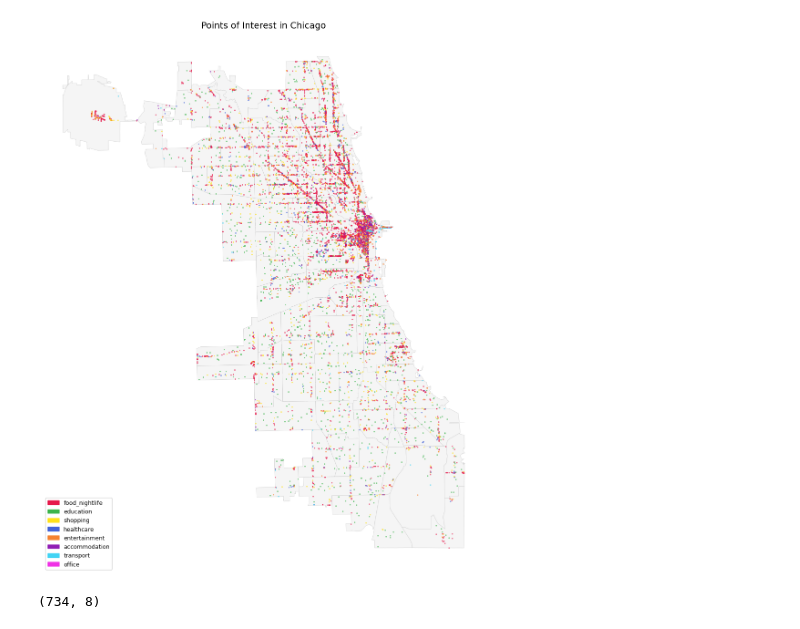
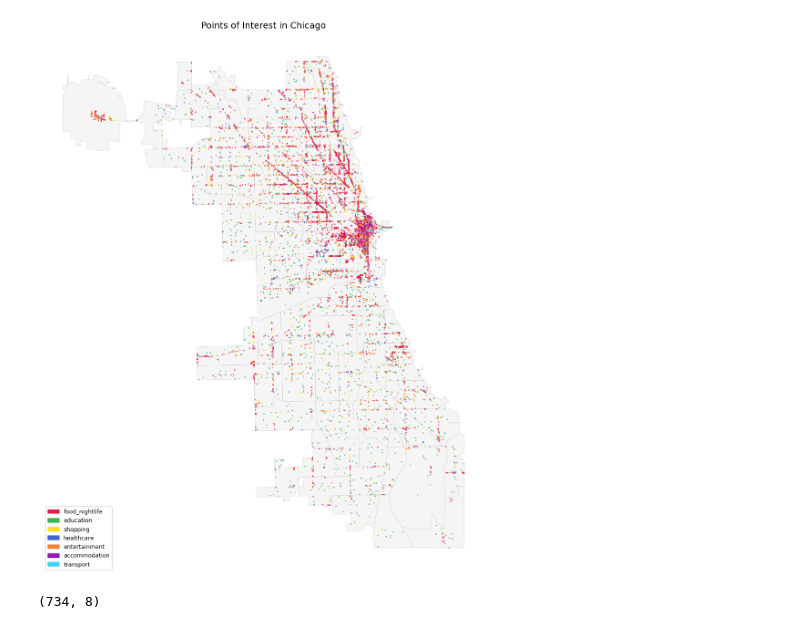
Before and after one commit to timoerc/AAA26-Chicago-Mobility, a Jupyter notebook: notebooks/01c_poi_preparation.ipynb, the cells around one changed output. Saved outputs shown, nothing was run; the diff lists cells and outputs as text; code cells hidden in the pictures.

```diff
--- a/notebooks/01c_poi_preparation.ipynb
+++ b/notebooks/01c_poi_preparation.ipynb
@@ -20,4 +20,12 @@ import geopandas as gpd
 import matplotlib.pyplot as plt
 import matplotlib.patches as mpatches
 from pathlib import Path
+
+import os
+
+path = os.getcwd()
+while ".git" not in os.listdir(path):
+    path = os.path.dirname(path)
+ROOT_DIR = Path(path)
+os.chdir(ROOT_DIR)
 # %%
@@ -117,36 +123,35 @@ display(pois)
 # %%
-ca_gdf = gpd.read_file(Path("..") / "data" / "raw" / "community_areas.geojson")
+ca_gdf = gpd.read_file(ROOT_DIR / "data" / "raw" / "community_areas.geojson")
 
 category_colors = {
     "food_nightlife":  "#e6194b",
     "education":       "#3cb44b",
     "shopping":        "#ffe119",
     "healthcare":      "#4363d8",
     "entertainment":   "#f58231",
     "accommodation":   "#911eb4",
     "transport":       "#42d4f4",
-    "office":          "#f032e6",
 }
 
 fig, ax = plt.subplots(figsize=(10, 14))
 ca_gdf.plot(ax=ax, color="whitesmoke", edgecolor="lightgray", linewidth=0.5)
 
 for cat, color in category_colors.items():
     subset = pois[pois["category"] == cat]
     ax.scatter(
         subset["geometry"].x,
         subset["geometry"].y,
         c=color, s=5, alpha=0.6, linewidths=0, label=cat,
     )
 
 ax.legend(
     handles=[mpatches.Patch(color=v, label=k) for k, v in category_colors.items()],
     loc="lower left", fontsize=9, framealpha=0.8,
 )
 ax.set_title("Points of Interest in Chicago", fontsize=14)
 ax.set_axis_off()
 plt.tight_layout()
 plt.show()
 # %% [output]
-[figure, old version]
+[figure, new version]
 # %%
```
Also changed, not shown: parts of 8 cells of this notebook, 7 other files.
